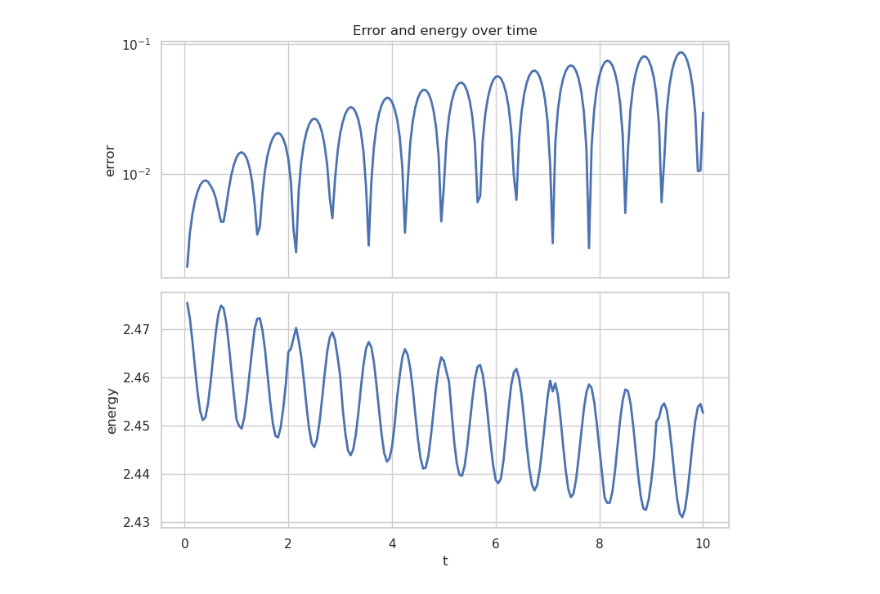
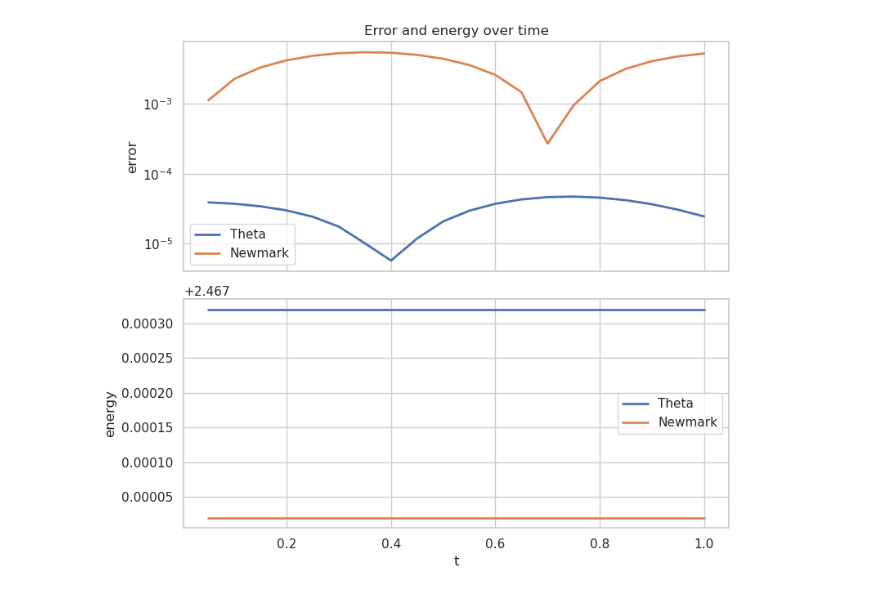
Before and after one commit to AlessandroGhiotto/nmpde-wave-equation, a Jupyter notebook: analysis/other-analisys.ipynb, the cells around one changed output. Cells and saved outputs as stored; diff of their text form; code cells hidden in the pictures.

```diff
--- a/analysis/other-analisys.ipynb
+++ b/analysis/other-analisys.ipynb
@@ -17,11 +13,14 @@ from pathlib import Path
 
 sns.set_theme(style="whitegrid")
 # %%
-error_path = Path('/home/ghi/Documents/HPC-PoliMi/NMPDE/labs/wave-equation/results/newmark-standing-mode-wsol/run-R1-N160x160-dt0_005-T10-gamma0_5-beta0_25/error.csv')
-energy_path = Path('/home/ghi/Documents/HPC-PoliMi/NMPDE/labs/wave-equation/results/newmark-standing-mode-wsol/run-R1-N160x160-dt0_005-T10-gamma0_5-beta0_25/energy.csv')
+# Theta
+error_path_theta = Path('../results/theta-standing-mode-wsol/run-R1-N160x160-dt0_005-T1-theta0_5/error.csv')
+energy_path_theta = Path('../results/theta-standing-mode-wsol/run-R1-N160x160-dt0_005-T1-theta0_5/energy.csv')
 
-df_err_raw = pd.read_csv(error_path)
-df_eng_raw = pd.read_csv(energy_path)
+# Newmark
+error_path_newmark = Path('../results/newmark-standing-mode-wsol/run-R1-N160x160-dt0_005-T1-gamma0_5-beta0_25/error.csv')
+energy_path_newmark = Path('../results/newmark-standing-mode-wsol/run-R1-N160x160-dt0_005-T1-gamma0_5-beta0_25/energy.csv')
+
 
 def _pick_time_col(df: pd.DataFrame) -> str:
     cand = [c for c in df.columns if str(c).strip().lower() in ('t', 'time', 'times', 'timestamp')]
@@ -64,9 +63,12 @@ def _clean_xy(df: pd.DataFrame, kind: str) -> pd.DataFrame:
     out = out.sort_values('t').reset_index(drop=True)
     return out
 
-df_err = _clean_xy(df_err_raw, kind='error')
-df_eng = _clean_xy(df_eng_raw, kind='energy')
+df_err_theta = _clean_xy(pd.read_csv(error_path_theta), kind='error')
+df_eng_theta = _clean_xy(pd.read_csv(energy_path_theta), kind='energy')
 
-df_err.head(), df_eng.head()
+df_err_newmark = _clean_xy(pd.read_csv(error_path_newmark), kind='error')
+df_eng_newmark = _clean_xy(pd.read_csv(energy_path_newmark), kind='energy')
+
+df_err_theta.head(), df_err_newmark.head()
 # %% [output]
 (      t     error
@@ -104,17 +86,19 @@ plt.tight_layout()
 # %%
 # Optional: combined view (shared x)
 fig, axes = plt.subplots(2, 1, figsize=(8, 7), sharex=True)
 
-sns.lineplot(data=df_err, x='t', y='error', linewidth=2, ax=axes[0])
+sns.lineplot(data=df_err_theta, x='t', y='error', linewidth=2, ax=axes[0], label='Theta')
+sns.lineplot(data=df_err_newmark, x='t', y='error', linewidth=2, ax=axes[0], label='Newmark')
 axes[0].set_title('Error and energy over time')
 axes[0].set_ylabel('error')
-if (df_err['error'] > 0).all():
+if (df_err_theta['error'] > 0).all() and (df_err_newmark['error'] > 0).all():
     axes[0].set_yscale('log')
 
-sns.lineplot(data=df_eng, x='t', y='energy', linewidth=2, ax=axes[1])
+sns.lineplot(data=df_eng_theta, x='t', y='energy', linewidth=2, ax=axes[1], label='Theta')
+sns.lineplot(data=df_eng_newmark, x='t', y='energy', linewidth=2, ax=axes[1], label='Newmark')
 axes[1].set_xlabel('t')
 axes[1].set_ylabel('energy')
 
 plt.tight_layout()
 # %% [output]
-[figure, old version]
+[figure, new version]
```
Also changed, not shown: parts of 4 cells of this notebook, 2 other files.
